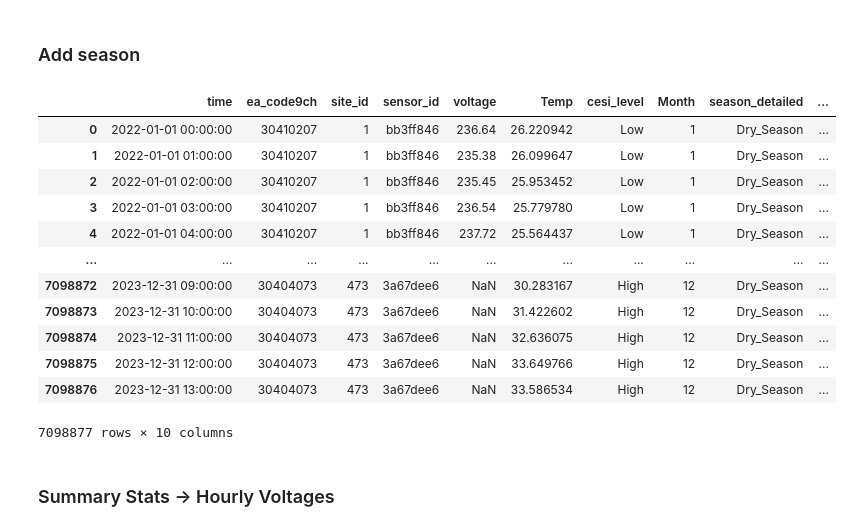
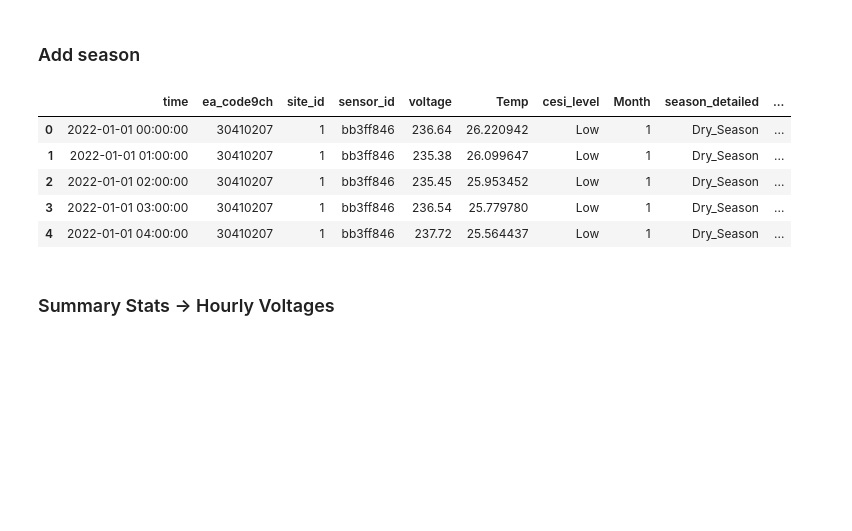
Before and after one commit to KaytheDee/pqr_extreme_weather_analysis, a Jupyter notebook: notebooks/_pre_processing_undervolt_workflow_rev2_process_with_plotting.ipynb, the cells around one changed output. Cells and saved outputs as stored; diff of their text form; code cells hidden in the pictures; blank space fills up the shorter version.

```diff
--- a/notebooks/_pre_processing_undervolt_workflow_rev2_process_with_plotting.ipynb
+++ b/notebooks/_pre_processing_undervolt_workflow_rev2_process_with_plotting.ipynb
@@ -151,21 +136,14 @@ combined_hourly_voltage_df['season_simple'] = (
     .apply(assign_simple_season)
 )
 # %%
-combined_hourly_voltage_df
+combined_hourly_voltage_df.head()
 # %% [output]
 |  | time | ea_code9ch | site_id | sensor_id | voltage | Temp | cesi_level | Month | season_detailed | ... |
 | 0 | 2022-01-01 00:00:00 | 30410207 | 1 | bb3ff846 | 236.64 | 26.220942 | Low | 1 | Dry_Season | ... |
 | 1 | 2022-01-01 01:00:00 | 30410207 | 1 | bb3ff846 | 235.38 | 26.099647 | Low | 1 | Dry_Season | ... |
 | 2 | 2022-01-01 02:00:00 | 30410207 | 1 | bb3ff846 | 235.45 | 25.953452 | Low | 1 | Dry_Season | ... |
 | 3 | 2022-01-01 03:00:00 | 30410207 | 1 | bb3ff846 | 236.54 | 25.779780 | Low | 1 | Dry_Season | ... |
 | 4 | 2022-01-01 04:00:00 | 30410207 | 1 | bb3ff846 | 237.72 | 25.564437 | Low | 1 | Dry_Season | ... |
-| ... | ... | ... | ... | ... | ... | ... | ... | ... | ... | ... |
-| 7098872 | 2023-12-31 09:00:00 | 30404073 | 473 | 3a67dee6 | NaN | 30.283167 | High | 12 | Dry_Season | ... |
-| 7098873 | 2023-12-31 10:00:00 | 30404073 | 473 | 3a67dee6 | NaN | 31.422602 | High | 12 | Dry_Season | ... |
-| 7098874 | 2023-12-31 11:00:00 | 30404073 | 473 | 3a67dee6 | NaN | 32.636075 | High | 12 | Dry_Season | ... |
-| 7098875 | 2023-12-31 12:00:00 | 30404073 | 473 | 3a67dee6 | NaN | 33.649766 | High | 12 | Dry_Season | ... |
-| 7098876 | 2023-12-31 13:00:00 | 30404073 | 473 | 3a67dee6 | NaN | 33.586534 | High | 12 | Dry_Season | ... |
-7098877 rows × 10 columns
 # %% [markdown]
 ### Summary Stats -> Hourly Voltages
 # %%
```
Also changed, not shown: parts of 14 cells of this notebook, 22 other files.
